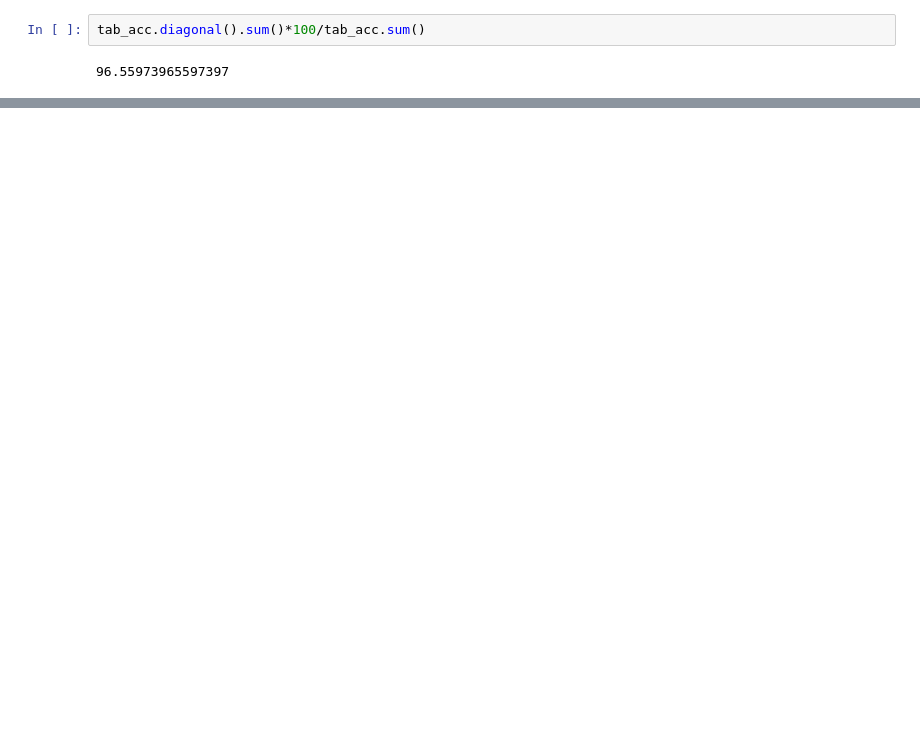
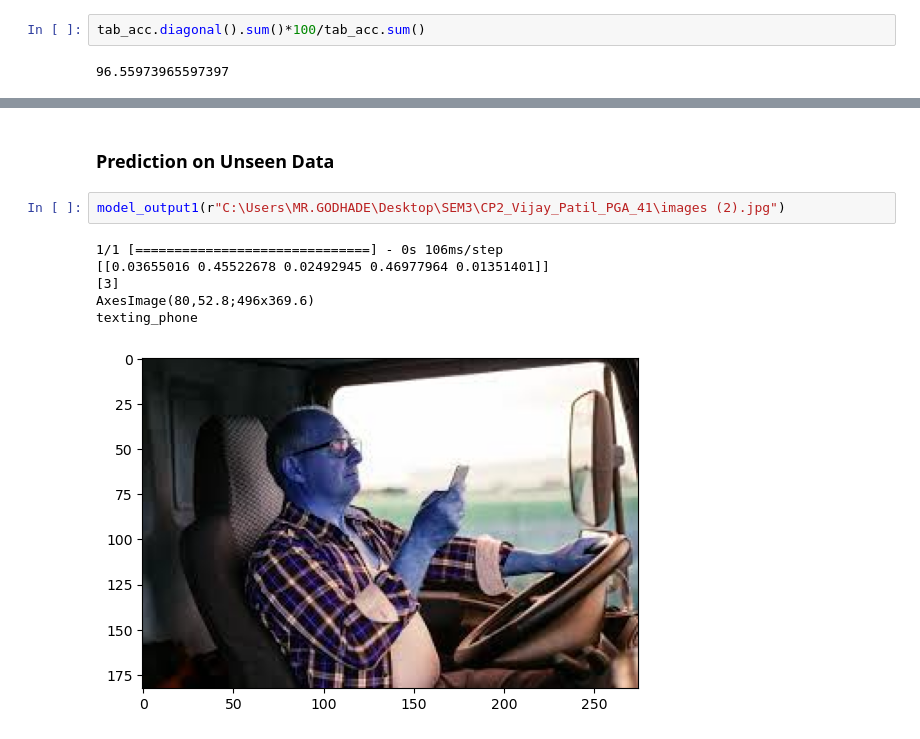
Before and after one commit to VIJAY84SH/Driver-Behavior-Detection, a Jupyter notebook: Driver_Behavior_Detection.ipynb, the cells around one changed output, grey strips where cells are left out. Cells and saved outputs as stored; diff of their text form; blank space fills up the shorter version.

```diff
--- a/Driver_Behavior_Detection.ipynb
+++ b/Driver_Behavior_Detection.ipynb
@@ -369,0 +327,11 @@ safe_driving
+# %% [markdown]
+### Prediction on Unseen Data
+# %%
+model_output1(r"C:\Users\MR.GODHADE\Desktop\SEM3\CP2_Vijay_Patil_PGA_41\images (2).jpg")
+# %% [output]
+1/1 [==============================] - 0s 106ms/step
+[[0.03655016 0.45522678 0.02492945 0.46977964 0.01351401]]
+[3]
+AxesImage(80,52.8;496x369.6)
+texting_phone
+[figure, added]
```
Also changed, not shown: parts of 44 cells of this notebook.
